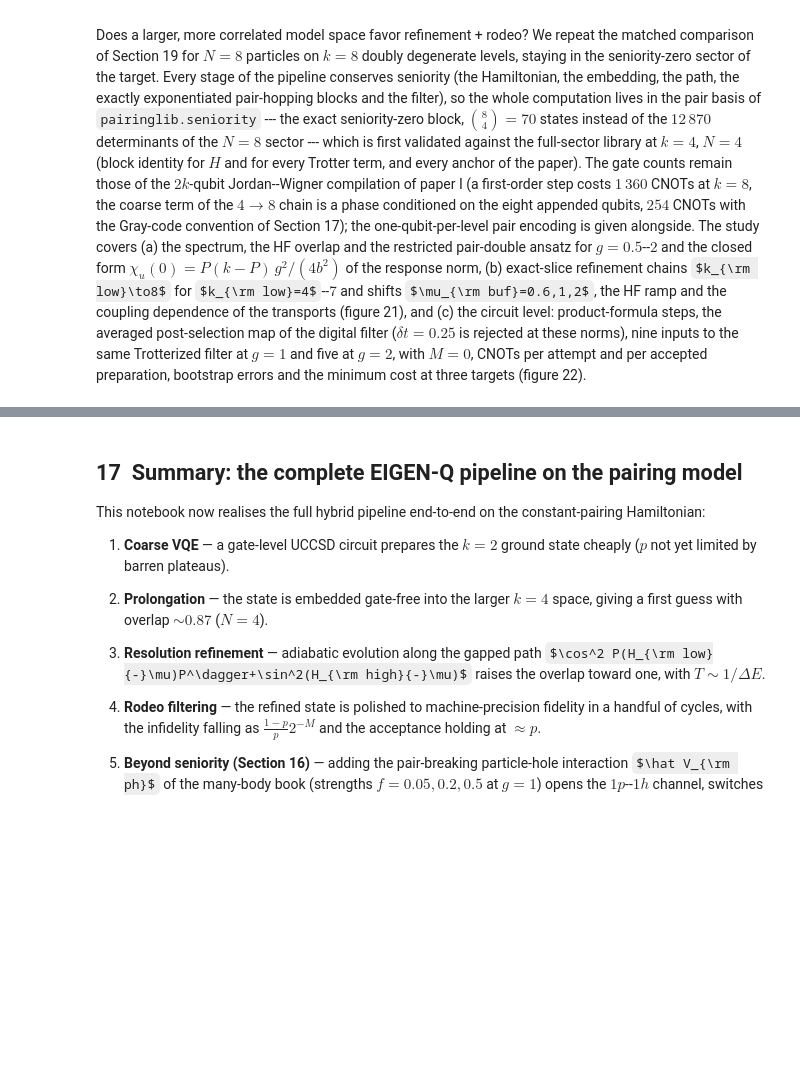
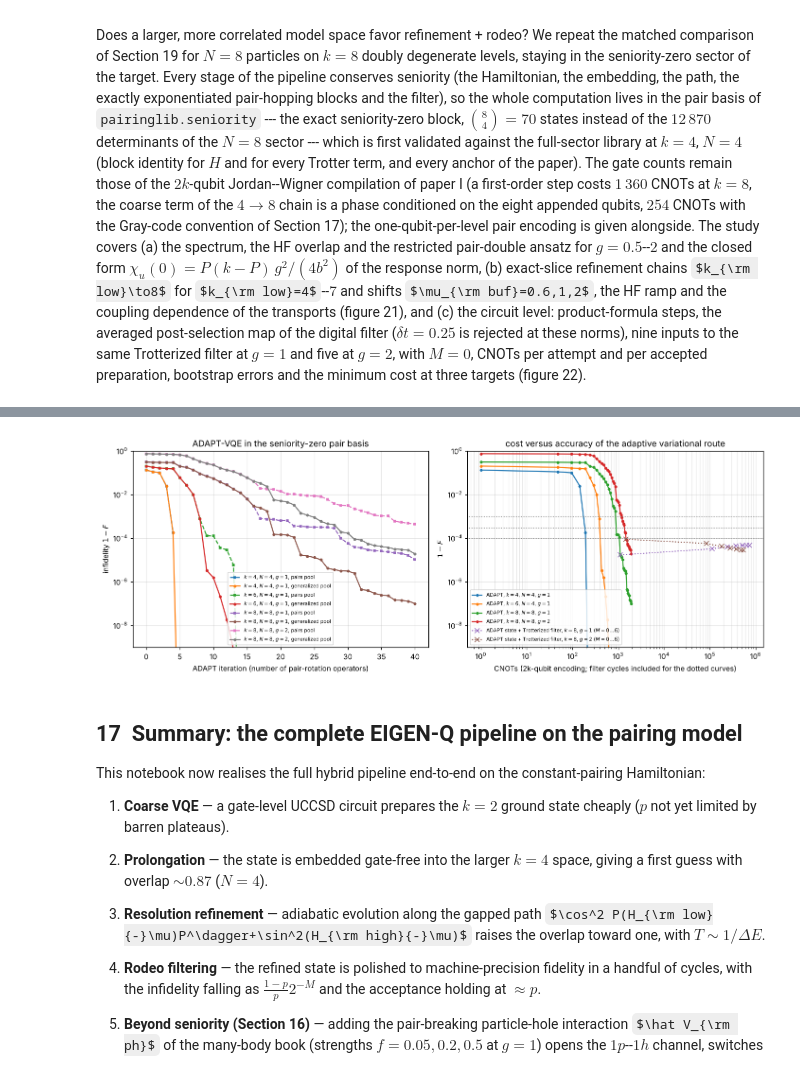
Before and after one commit to CompPhysics/QuantumComputingQuNorth, a Jupyter notebook: EigenQ/pairing-eigenq/notebooks/ResolutionRefPairing.ipynb, the cells around one changed output, grey strips where cells are left out. Saved outputs shown, nothing was run; the diff lists cells and outputs as text; code cells hidden in the pictures; some formulas as TeX source; blank space fills up the shorter version.

```diff
--- a/EigenQ/pairing-eigenq/notebooks/ResolutionRefPairing.ipynb
+++ b/EigenQ/pairing-eigenq/notebooks/ResolutionRefPairing.ipynb
@@ -3585,0 +3619,91 @@ validation of the pair basis at k=4, N=4, g=1 against the full-sector library:
+# %%
+# <!-- EXT:ADAPT -->
+import numpy as np, matplotlib.pyplot as plt
+try:
+    import pairinglib as pl
+except ModuleNotFoundError:
+    import sys, pathlib
+    sys.path.insert(0, str((pathlib.Path.cwd()/".."/"src").resolve()))
+    import pairinglib as pl
+import sys as _sys, os, time
+import matplotlib
+import pairinglib.seniority as sz
+
+OUT = _sys.argv[1] if len(_sys.argv) > 1 and not _sys.argv[1].startswith("-") else None   # None inside a notebook kernel
+if OUT: matplotlib.use("Agg")
+t0 = time.time()
+TARGETS = (1e-3, 3e-4, 1e-4, 1e-5)
+cases = [(4, 2, 1.0), (6, 2, 1.0), (8, 4, 1.0), (8, 4, 2.0)]
+runs = {}
+print("ADAPT-VQE in the pair basis (gradient tolerance 1e-6, at most 40 operators; 48 CNOTs per operator in the 2k-qubit encoding, 4 in the pair encoding)")
+print(f"{'(k,N,g)':>10s} {'pool':>12s} {'|pool|':>6s} {'ops':>4s} {'1-F final':>10s} | operators (CNOTs) to reach 1e-3 / 3e-4 / 1e-4 / 1e-5")
+for (k, P, g) in cases:
+    H = sz.H_pair(k, g, P); GS = np.linalg.eigh(H)[1][:, 0]
+    for pool in ("pairs", "generalized"):
+        r = sz.adapt_vqe(k, P, g, pool=pool, grad_tol=1e-6, max_ops=40, H=H, target=GS)
+        h = r["history"]; runs[(k, P, g, pool)] = r
+        reach = []
+        for tgt in TARGETS:
+            hit = next((d for d in h if d["infidelity"] <= tgt), None)
+            reach.append(f"{hit['n_ops']} ({hit['cnots']})" if hit else "-")
+        print(f"{'(%d,%d,%.0f)' % (k, 2*P, g):>10s} {pool:>12s} {len(r['pool']):6d} {len(r['ops']):4d} {h[-1]['infidelity']:10.1e} | " + " / ".join(reach))
+        if k == 4:
+            print(f"             selected: {r['ops']}  E = {r['E']:.10f}")
+# the restricted single-layer ansatz of Secs. 19-20 for comparison
+for (k, P, g) in cases:
+    a = sz.pair_double_ansatz(k, P, g); GS = np.linalg.eigh(sz.H_pair(k, g, P))[1][:, 0]
+    print(f"  single-layer restricted ansatz (k={k}, N={2*P}, g={g:.0f}): {a['n_params']} operators, {a['cnots']} CNOTs, 1-F = {1-abs(np.vdot(GS, a['psi']))**2:.2e}")
+print(f"[{time.time()-t0:.0f} s]")
+
+# ---- (8, 8): ADAPT states through the Trotterized filter of Section 20 (same settings), M = 0..6
+k, P = 8, 4
+NSAMP, M_MAX, SEED = 40, 6, 3
+cn = pl.cnot_counts(k); CN_CSTEP = cn["step_controlled"]
+print("\n(8, 8): ADAPT states (generalized pool, first iteration below 1e-4) through the Trotterized filter of Section 20")
+adapt_rows = {}
+for g, SIG, DT in ((1.0, 4.0, 0.1), (2.0, 1.5, 0.05)):
+    H = sz.H_pair(k, g, P); w, V = np.linalg.eigh(H); E0, GS = w[0], V[:, 0]
+    D, hops = sz.pair_terms(k, g, P); terms = [D] + hops
+    eig_terms = [np.linalg.eigh(T) for T in terms]
+    def Ustep(dt):
+        U = np.eye(70, dtype=complex)
+        for lam, Vt in eig_terms: U = (Vt * np.exp(-1j * lam * dt / 2)) @ Vt.conj().T @ U
+        for lam, Vt in reversed(eig_terms): U = (Vt * np.exp(-1j * lam * dt / 2)) @ Vt.conj().T @ U
+        return U
+    def Ufun(t):
+        n = max(1, int(np.ceil(t / DT))); return np.linalg.matrix_power(Ustep(t / n), n)
+    r = runs[(k, P, g, "generalized")]; h = r["history"]
+    hit = next(d for d in h if d["infidelity"] <= 1e-4); n_hit = hit["n_ops"]; psi = hit["psi"]; E = hit["E"]
+    v0 = psi.astype(complex); cprep = 48 * n_hit
+    rng = np.random.default_rng(SEED); tsets = [np.abs(rng.normal(0.0, SIG, M_MAX)) for _ in range(NSAMP)]
+    nsteps = np.array([[max(1, int(np.ceil(t / DT))) for t in ts] for ts in tsets]); cyc = nsteps * CN_CSTEP * 2
+    F = np.zeros((NSAMP, M_MAX)); Acc = np.zeros((NSAMP, M_MAX))
+    for s_, ts in enumerate(tsets): F[s_], Acc[s_] = pl.rodeo_track_U(v0, Ufun, ts, E0, GS)
+    Fw = (F * Acc).sum(0) / Acc.sum(0); Am = Acc.mean(0)
+    reach = np.concatenate([np.ones((NSAMP, 1)), Acc[:, :-1]], axis=1)
+    cacc = np.concatenate([[float(cprep)], (cprep + np.cumsum(reach * cyc, axis=1).mean(0)) / Am])
+    inf = np.concatenate([[1 - abs(np.vdot(GS, v0)) ** 2], 1 - Fw])
+    adapt_rows[g] = dict(n_ops=n_hit, cprep=cprep, inf=inf, acc=np.concatenate([[1.0], Am]), cacc=cacc, E=E)
+    print(f"  g={g:.0f}: {n_hit} operators, {cprep} CNOTs, E = {E:.6f} (E0 {E0:.6f}), p = {1-inf[0]:.6f}; 1-F_M for M=0..6: " + " ".join(f"{x:.1e}" for x in inf)
+          + f"; acceptance(6) {Am[-1]:.3f}; CNOTs per accepted preparation " + " ".join(f"{c:.1e}" for c in cacc))
+
+fig, ax = plt.subplots(1, 2, figsize=(13, 4.8))
+for (kk, PP, gg, pool), r in runs.items():
+    h = r["history"]; n = [d["n_ops"] for d in h]; inf_ = [max(d["infidelity"], 1e-16) for d in h]
+    ax[0].semilogy(n, inf_, "o-" if pool == "generalized" else "s--", ms=3, label=f"$k={kk}$, $N={2*PP}$, $g={gg:.0f}$, {pool} pool")
+ax[0].set_xlabel("ADAPT iteration (number of pair-rotation operators)"); ax[0].set_ylabel("infidelity $1-F$"); ax[0].set_ylim(1e-9, 1)
+ax[0].set_title("ADAPT-VQE in the seniority-zero pair basis"); ax[0].legend(fontsize=7); ax[0].grid(alpha=0.3, which="both")
+for (kk, PP, gg, pool), r in runs.items():
+    if pool != "generalized": continue
+    h = r["history"]; c = [max(d["cnots"], 1) for d in h]; inf_ = [max(d["infidelity"], 1e-16) for d in h]
+    ax[1].loglog(c, inf_, "o-", ms=3, label=f"ADAPT, $k={kk}$, $N={2*PP}$, $g={gg:.0f}$")
+for g, d in adapt_rows.items():
+    ax[1].loglog(d["cacc"], np.maximum(d["inf"], 1e-16), "x:", ms=6, label=f"ADAPT state + Trotterized filter, $k=8$, $g={g:.0f}$ ($M=0\\ldots6$)")
+for tgt in (1e-3, 3e-4, 1e-4): ax[1].axhline(tgt, color="gray", ls=":", lw=0.8)
+ax[1].set_xlabel("CNOTs (2k-qubit encoding; filter cycles included for the dotted curves)"); ax[1].set_ylabel("$1-F$"); ax[1].set_ylim(1e-9, 1)
+ax[1].set_title("cost versus accuracy of the adaptive variational route"); ax[1].legend(fontsize=7); ax[1].grid(alpha=0.3, which="both")
+plt.tight_layout()
+if OUT: plt.savefig(os.path.join(OUT, "fig23.png"), dpi=150); print("wrote", OUT)
+else: plt.show()
+print(f"[{time.time()-t0:.0f} s]")
+# %% [output]
@@ -3586,3 +3727,4 @@ validation of the pair basis at k=4, N=4, g=1 against the full-sector library:
+[figure, added]
 # %% [markdown]
 ## 17&nbsp; Summary: the complete EIGEN-Q pipeline on the pairing model
 
```
Also changed, not shown: parts of 19 cells of this notebook, 15 other files.
